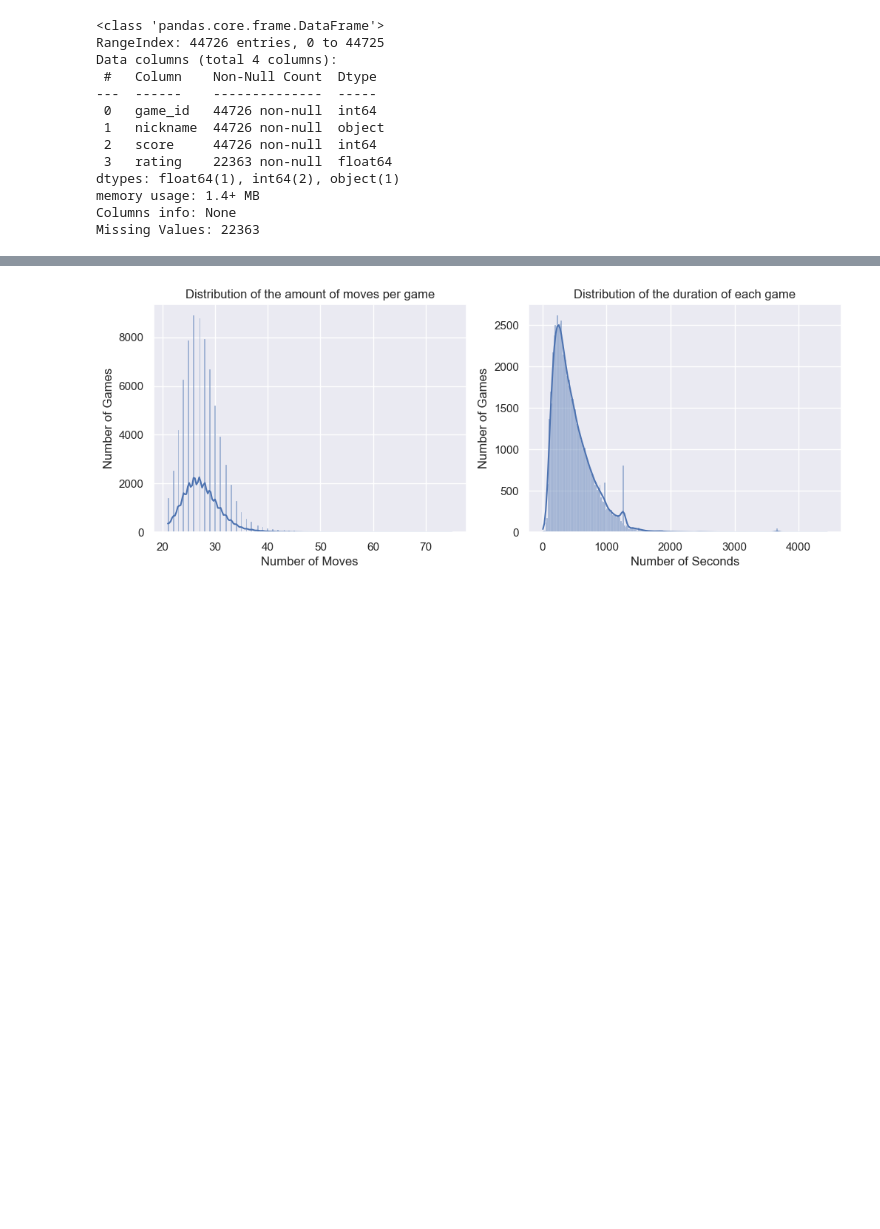
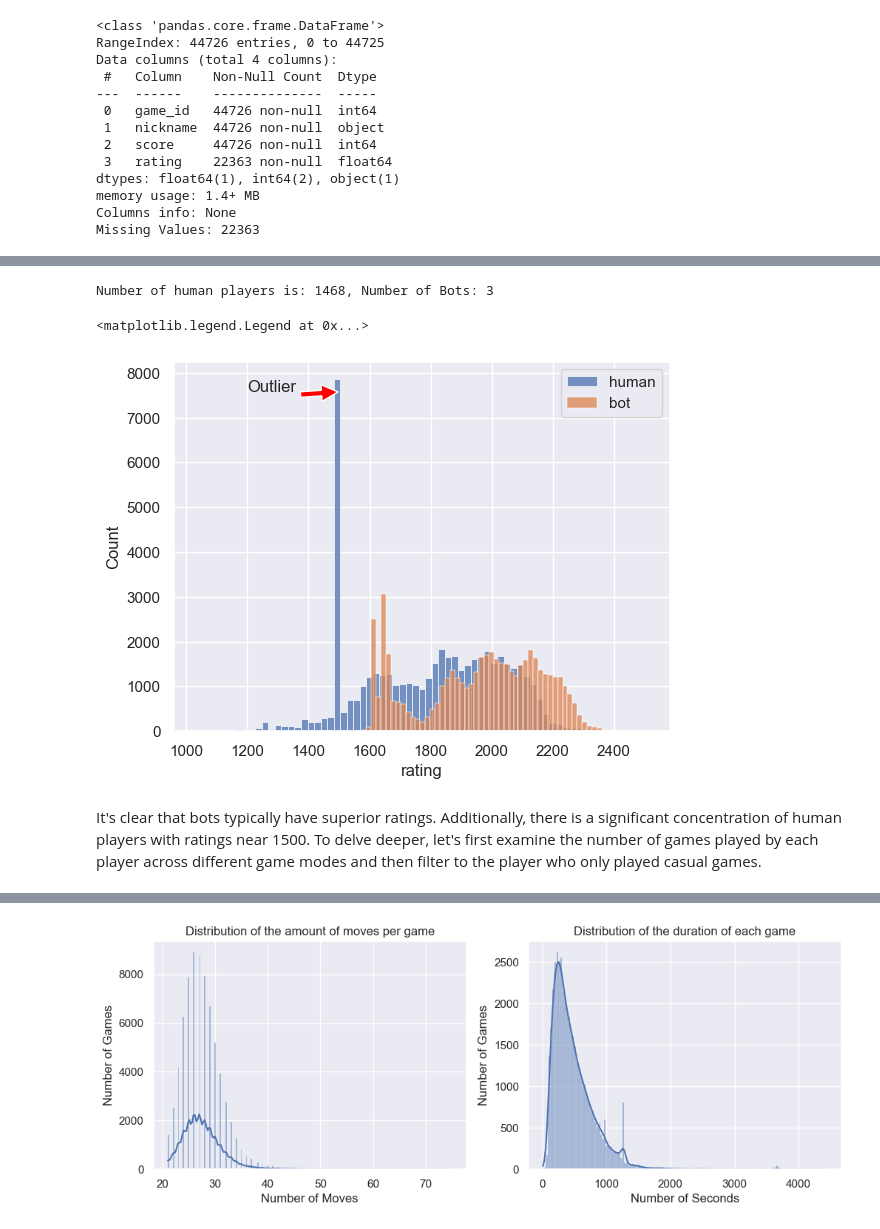
Before and after one commit to IdanBibi/Scrabble, a Jupyter notebook: Scrabble_EDA.ipynb, the cells around one changed output, grey strips where cells are left out. Saved outputs shown, nothing was run; the diff lists cells and outputs as text; code cells hidden in the pictures; blank space fills up the shorter version.

```diff
--- a/Scrabble_EDA.ipynb
+++ b/Scrabble_EDA.ipynb
@@ -93,0 +118,19 @@ Missing Values: 22363
+# %%
+game_nicknames = turns[['game_id', 'nickname']].drop_duplicates()
+bot_names = ['BetterBot', 'STEEBot', 'HastyBot']
+game_nicknames['is_bot'] = game_nicknames['nickname'].apply(lambda x: True if x in bot_names else False)
+player_names, counts = np.unique(game_nicknames[game_nicknames['is_bot'] == False]['nickname'], return_counts=True)
+print(f'Number of human players is: {len(player_names)}, Number of Bots: {len(bot_names)}')
+# %% [output]
+Number of human players is: 1468, Number of Bots: 3
+# %%
+sns.histplot(train[train['nickname'].isin(player_names)]['rating'], label='human')
+sns.histplot(train[~train['nickname'].isin(player_names)]['rating'], label='bot')
+plt.annotate('Outlier', xy=(1500, train['rating'].value_counts().max()), xytext=(1200, train['rating'].value_counts().max()), arrowprops=dict(facecolor='red', shrink=0.02))
+plt.legend()
+# %% [output]
+<matplotlib.legend.Legend at 0x...>
+[figure, added]
+# %% [markdown]
+
+It's clear that bots typically have superior ratings. Additionally, there is a significant concentration of human players with ratings near 1500. To delve deeper, let's first examine the number of games played by each player across different game modes and then filter to the player who only played casual games.
```
Also changed, not shown: parts of 27 cells of this notebook.
